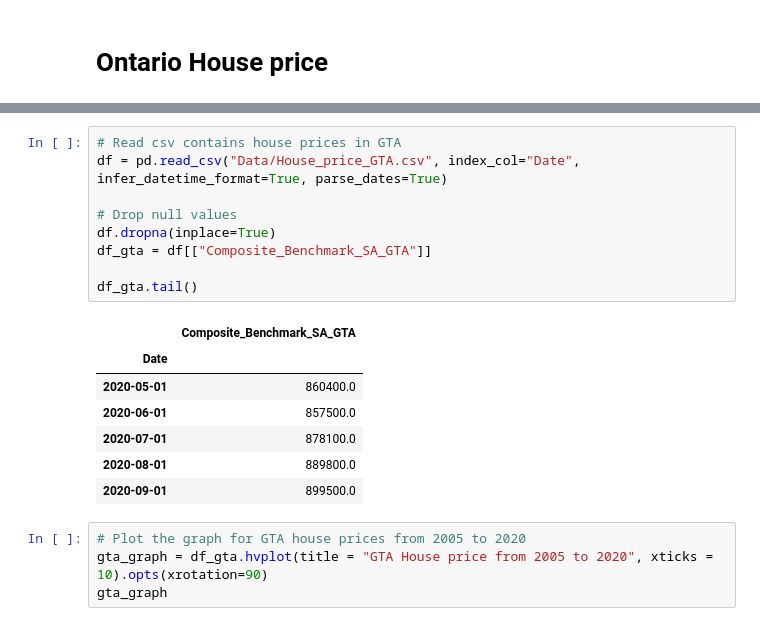
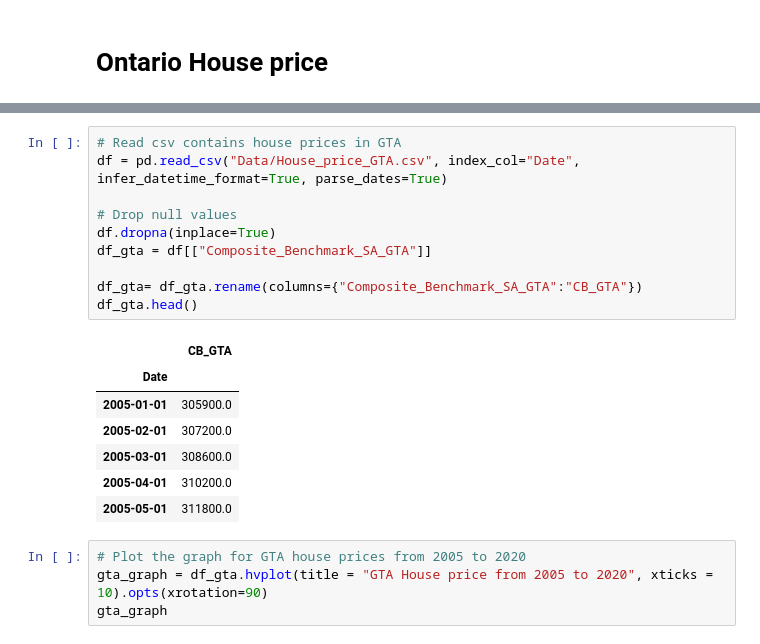
Before and after one commit to you915/covid_impacted_house_pricing_in_Ontario, a Jupyter notebook: Ontario_house_price.ipynb, the cells around one changed output, grey strips where cells are left out. Cells and saved outputs as stored; diff of their text form.

```diff
--- a/Ontario_house_price.ipynb
+++ b/Ontario_house_price.ipynb
@@ -24,20 +16,21 @@ or from the matplotlib source distribution
 # %%
 # Read csv contains house prices in GTA
 df = pd.read_csv("Data/House_price_GTA.csv", index_col="Date", infer_datetime_format=True, parse_dates=True)
 
 # Drop null values
 df.dropna(inplace=True)
 df_gta = df[["Composite_Benchmark_SA_GTA"]]
 
-df_gta.tail()
+df_gta= df_gta.rename(columns={"Composite_Benchmark_SA_GTA":"CB_GTA"})
+df_gta.head()
 # %% [output]
-|  | Composite_Benchmark_SA_GTA |
+|  | CB_GTA |
 | Date |  |
-| 2020-05-01 | 860400.0 |
-| 2020-06-01 | 857500.0 |
-| 2020-07-01 | 878100.0 |
-| 2020-08-01 | 889800.0 |
-| 2020-09-01 | 899500.0 |
+| 2005-01-01 | 305900.0 |
+| 2005-02-01 | 307200.0 |
+| 2005-03-01 | 308600.0 |
+| 2005-04-01 | 310200.0 |
+| 2005-05-01 | 311800.0 |
 # %%
 # Plot the graph for GTA house prices from 2005 to 2020
 gta_graph = df_gta.hvplot(title = "GTA House price from 2005 to 2020", xticks = 10).opts(xrotation=90)
```
Also changed, not shown: parts of 9 cells of this notebook, 2 other files.
